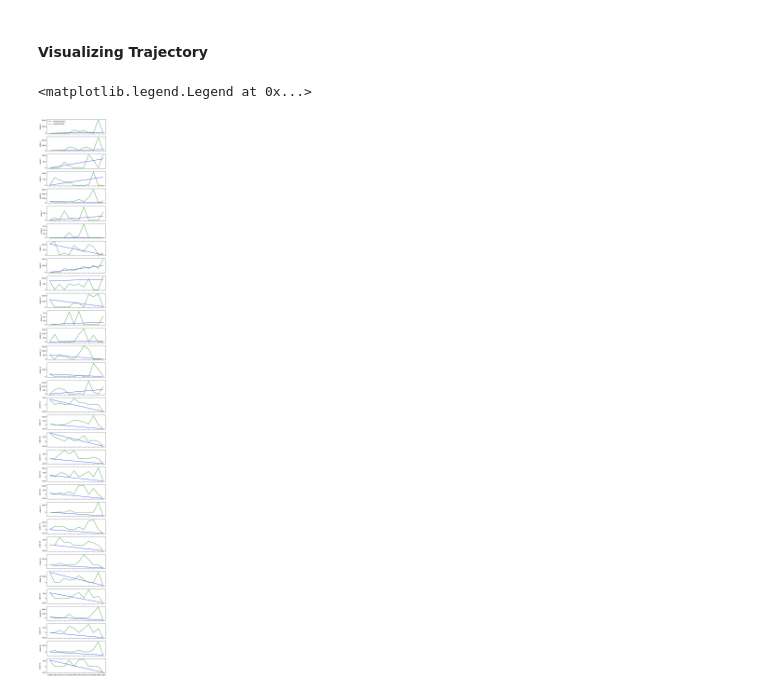
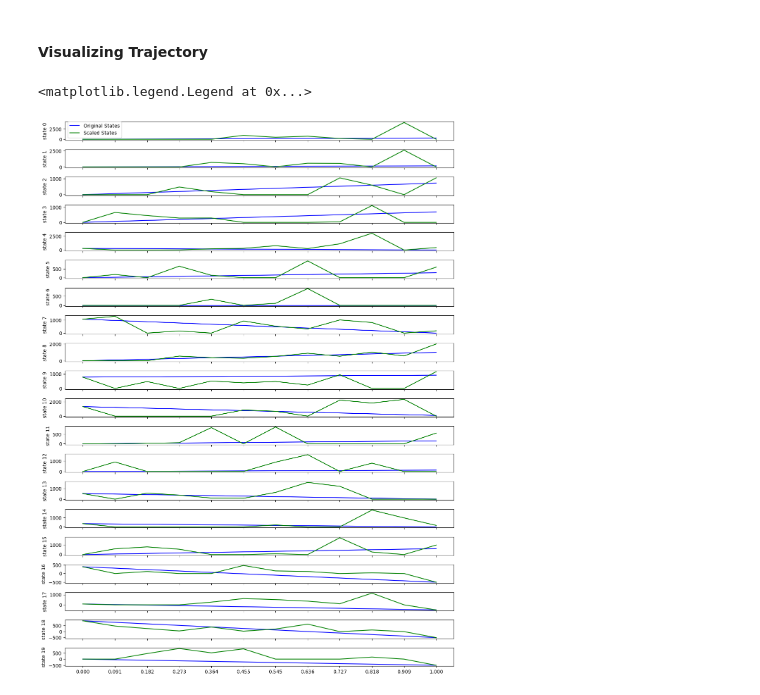
Before and after one commit to niniack/learningdynamics, a Jupyter notebook: nbs/10_mnist_scaled_dataset.ipynb, the cells around one changed output. Cells and saved outputs as stored; diff of their text form; code cells hidden in the pictures.

Commit message:
new figures for report

```diff
--- a/nbs/10_mnist_scaled_dataset.ipynb
+++ b/nbs/10_mnist_scaled_dataset.ipynb
@@ -194,7 +194,7 @@ def collect_timestep_tensor(dict, shuffle=False, magic_number=-500):
 #### Visualizing Trajectory
 # %%
 SAMPLE = 0
-PLOT_NUM_STATES = 32
+PLOT_NUM_STATES = 20
 # %%
 t = np.linspace(0, 1, 2)
 states = collect_timestep_tensor(activation_dict)[:, SAMPLE, :].T
@@ -203,25 +203,25 @@ ts = np.linspace(0, 1, NUM_ITERATIONS)
 scaled_states = collect_timestep_tensor(scaled_activation_dict)[:, SAMPLE, :].T
 # %%
 fig, axs = plt.subplots(
-    PLOT_NUM_STATES, 1, sharex=True, tight_layout=True, figsize=(6, 48)
+    PLOT_NUM_STATES, 1, sharex=True, tight_layout=True, figsize=(12, 16)
 )
 
 for state_idx in range(0, PLOT_NUM_STATES):
     axs[state_idx].plot(
         t, states[state_idx, :], "-", color="b", label="Original States"
     )
     axs[state_idx].plot(
         ts, scaled_states[state_idx, :], "-", color="g", label="Scaled States"
     )
     axs[state_idx].set(ylabel=f"state {state_idx}")
 
 axs[-1].set_xticks(ts)
 # axs[-1].set_xticklabels(ts)
 
 axs[0].legend()
 # %% [output]
 <matplotlib.legend.Legend at 0x...>
-[figure, old version]
+[figure, new version]
 # %%
 metadata_dict = {
     "num_states": metadata["layer_in_out"],
```
Also changed, not shown: 5 other files.
